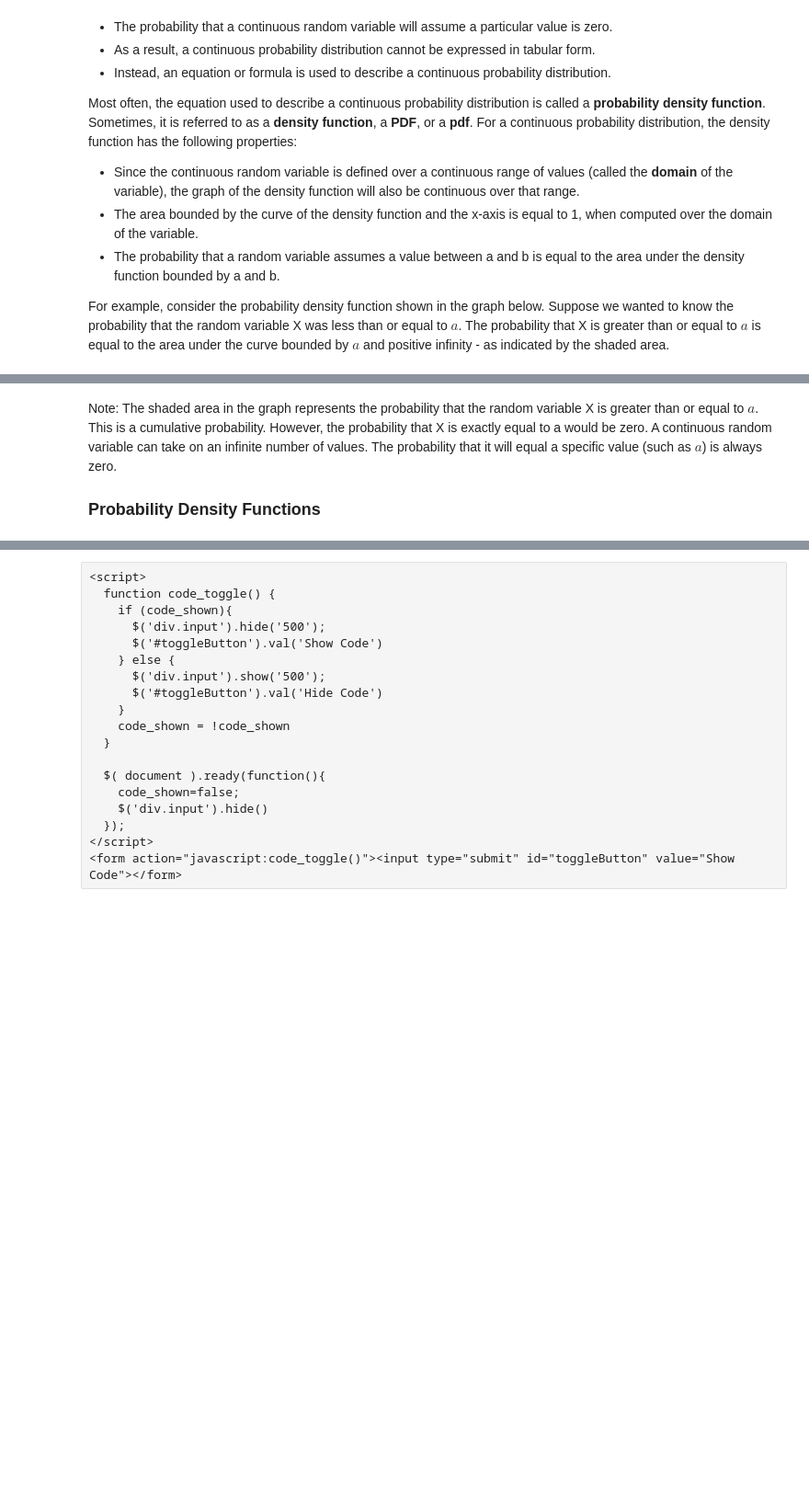
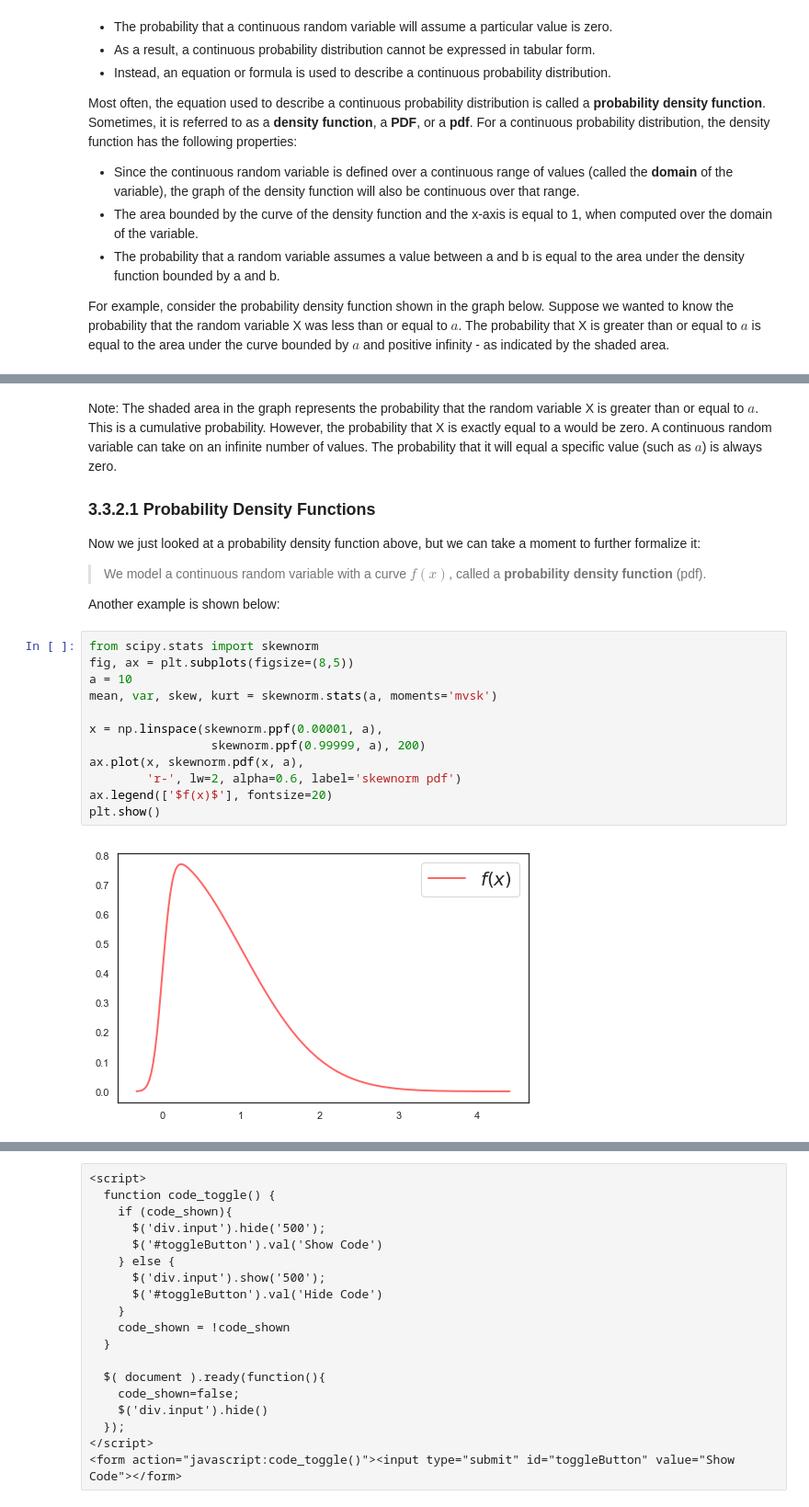
Before and after one commit to NathanielDake/intuitiveml, a Jupyter notebook: Mathematics/03-Probability-01-Introduction.ipynb, the cells around one changed output, grey strips where cells are left out. Shown: that part at 92% size. Cells and saved outputs as stored; diff of their text form; blank space fills up the shorter version.

Commit message:
updated PDF theory and continuous marginalization examples

```diff
--- a/Mathematics/03-Probability-01-Introduction.ipynb
+++ b/Mathematics/03-Probability-01-Introduction.ipynb
@@ -434,4 +434,23 @@ plt.show()
 # %% [markdown]
 Note: The shaded area in the graph represents the probability that the random variable X is greater than or equal to $a$. This is a cumulative probability. However, the probability that X is exactly equal to a would be zero. A continuous random variable can take on an infinite number of values. The probability that it will equal a specific value (such as $a$) is always zero.
 
-### Probability Density Functions
+### 3.3.2.1 Probability Density Functions
+Now we just looked at a probability density function above, but we can take a moment to further formalize it:
+
+> We model a continuous random variable with a curve $f(x)$, called a **probability density function** (pdf).
+
+Another example is shown below:
+# %%
+from scipy.stats import skewnorm
+fig, ax = plt.subplots(figsize=(8,5))
+a = 10
+mean, var, skew, kurt = skewnorm.stats(a, moments='mvsk')
+
+x = np.linspace(skewnorm.ppf(0.00001, a),
+                 skewnorm.ppf(0.99999, a), 200)
+ax.plot(x, skewnorm.pdf(x, a),
+        'r-', lw=2, alpha=0.6, label='skewnorm pdf')
+ax.legend(['$f(x)$'], fontsize=20)
+plt.show()
+# %% [output]
+[figure, added]
```
Also changed, not shown: parts of 6 cells of this notebook, 3 other files.
